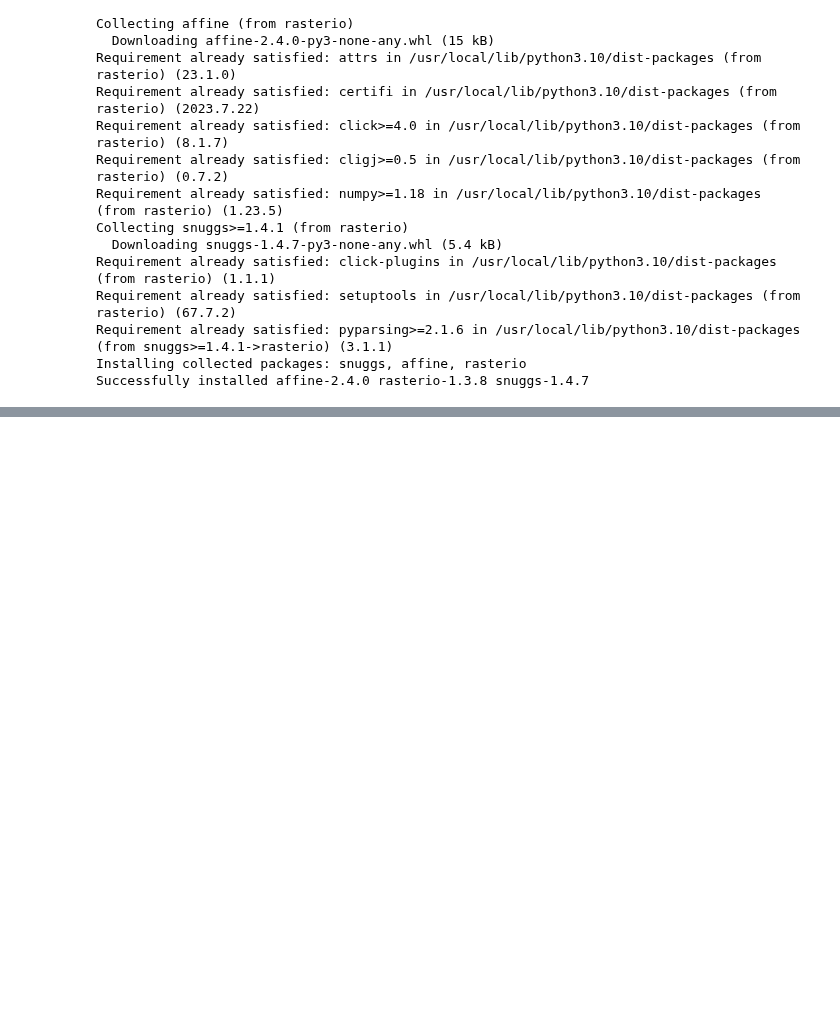
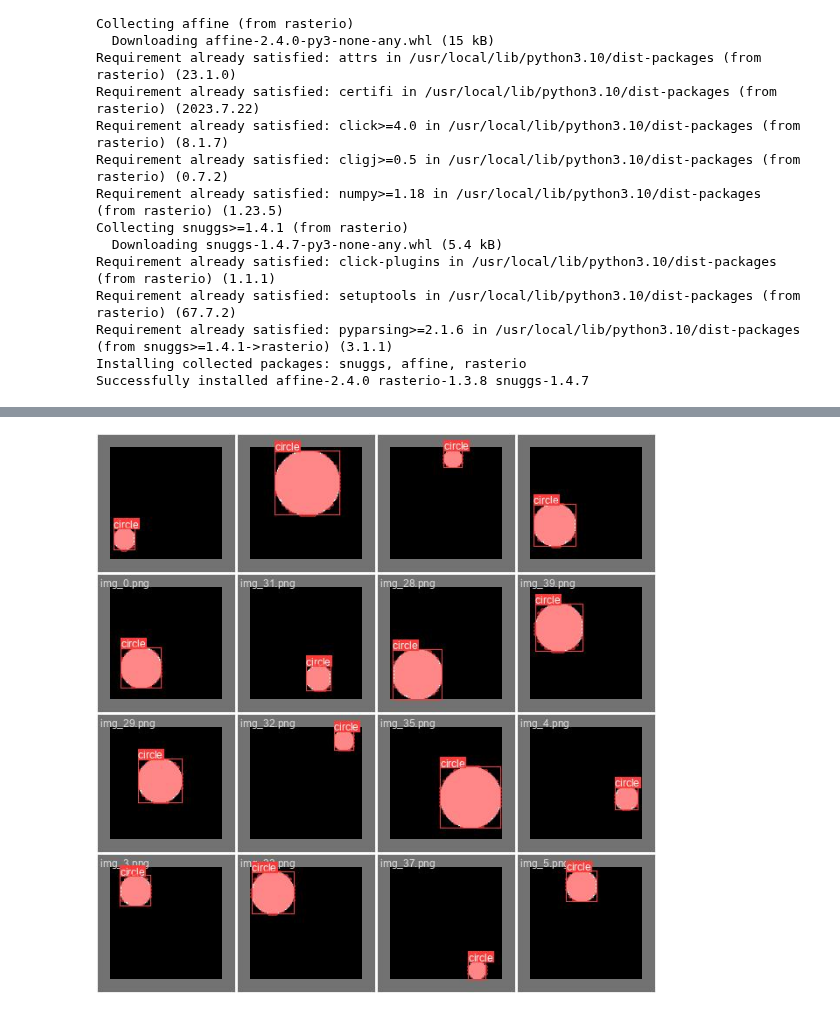
Before and after one commit to mralamdari/YOLO, a Jupyter notebook: Yolo_v8.ipynb, the cells around one changed output, grey strips where cells are left out. Cells and saved outputs as stored; diff of their text form; code cells hidden in the pictures; blank space fills up the shorter version.

```diff
--- a/Yolo_v8.ipynb
+++ b/Yolo_v8.ipynb
@@ -531,3 +513,5 @@ Overriding model.yaml nc=80 with nc=1
 # %%
 from IPython.display import Image as show_image
-show_image(filename="runs/segment/train60/val_batch0_labels.jpg")
+show_image(filename="runs/segment/train/val_batch0_labels.jpg")
+# %% [output]
+[figure, added]
```
Also changed, not shown: parts of 2 cells of this notebook.
